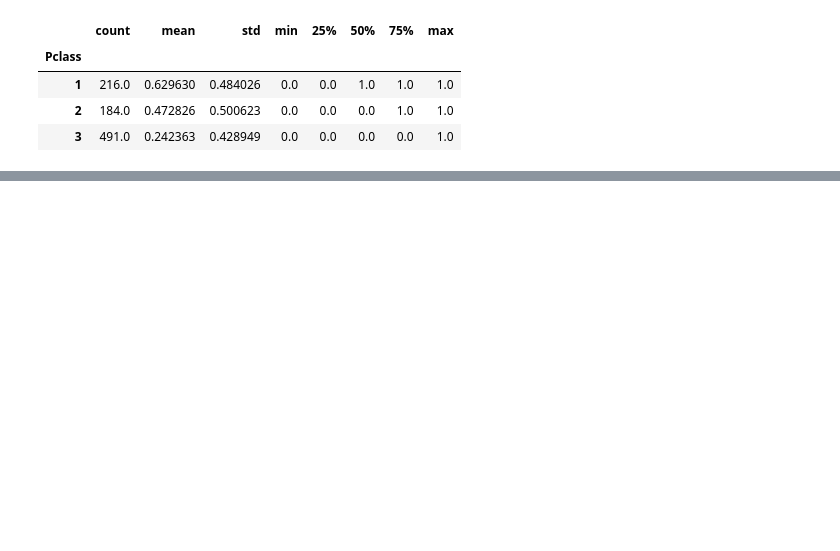
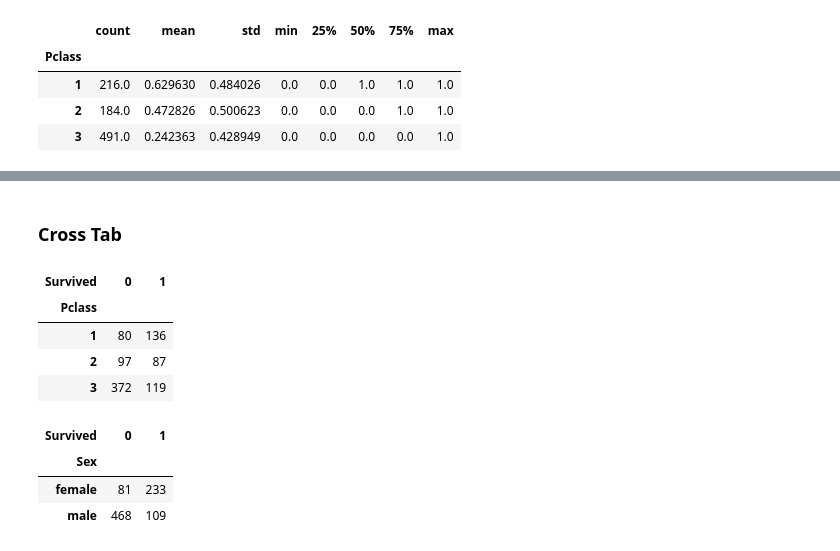
Before and after one commit to SergeyAnokhin/jupyter, a Jupyter notebook: kaggle/titanic/main.ipynb, the cells around one changed output, grey strips where cells are left out. Drawn from its saved outputs; the diff is of its cells as text; code cells hidden in the pictures; blank space fills up the shorter version.

```diff
--- a/kaggle/titanic/main.ipynb
+++ b/kaggle/titanic/main.ipynb
@@ -127,0 +143,17 @@ memory usage: 73.1+ KB
+# %% [markdown]
+### Cross Tab
+# %%
+pd.crosstab(df.Pclass, df.Survived)
+# %% [output]
+| Survived | 0 | 1 |
+| Pclass |  |  |
+| 1 | 80 | 136 |
+| 2 | 97 | 87 |
+| 3 | 372 | 119 |
+# %%
+pd.crosstab(df.Sex, df.Survived)
+# %% [output]
+| Survived | 0 | 1 |
+| Sex |  |  |
+| female | 81 | 233 |
+| male | 468 | 109 |
```
Also changed, not shown: parts of 19 cells of this notebook.
